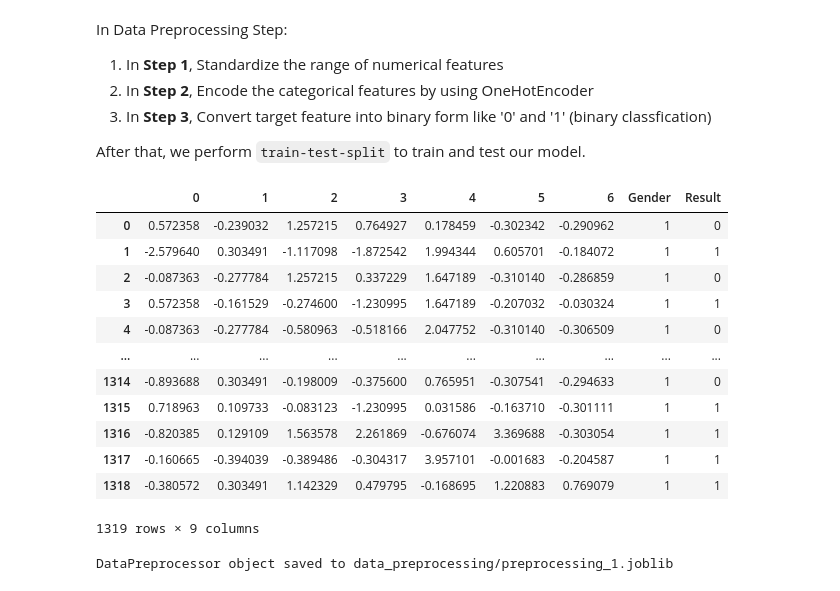
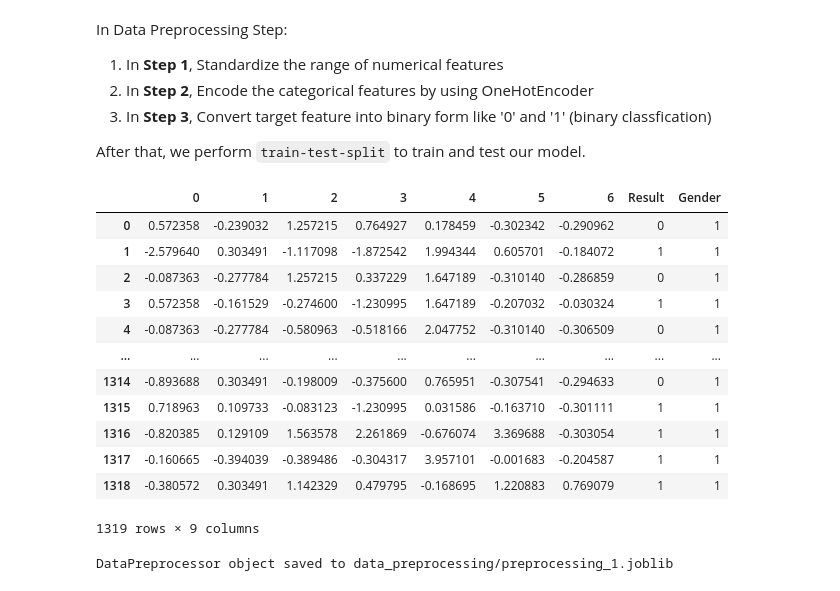
Before and after one commit to FuZhangCheng/fyp-project, a Jupyter notebook: FYP_notebook.ipynb, the cells around one changed output. Saved outputs shown, nothing was run; the diff lists cells and outputs as text; code cells hidden in the pictures.

```diff
--- a/FYP_notebook.ipynb
+++ b/FYP_notebook.ipynb
@@ -130,16 +130,17 @@ preprocessor = DataPreprocessor(data=data,
 # %%
 preprocessed_data = pd.DataFrame(preprocessor.fit_transform())
 preprocessed_data["Result"] = (preprocessed_data["Result"] == "positive").astype(int)
+preprocessed_data.columns = preprocessed_data.columns.astype(str)
 preprocessed_data
 # %% [output]
-|  | 0 | 1 | 2 | 3 | 4 | 5 | 6 | Gender | Result |
-| 0 | 0.572358 | -0.239032 | 1.257215 | 0.764927 | 0.178459 | -0.302342 | -0.290962 | 1 | 0 |
+|  | 0 | 1 | 2 | 3 | 4 | 5 | 6 | Result | Gender |
+| 0 | 0.572358 | -0.239032 | 1.257215 | 0.764927 | 0.178459 | -0.302342 | -0.290962 | 0 | 1 |
 | 1 | -2.579640 | 0.303491 | -1.117098 | -1.872542 | 1.994344 | 0.605701 | -0.184072 | 1 | 1 |
-| 2 | -0.087363 | -0.277784 | 1.257215 | 0.337229 | 1.647189 | -0.310140 | -0.286859 | 1 | 0 |
+| 2 | -0.087363 | -0.277784 | 1.257215 | 0.337229 | 1.647189 | -0.310140 | -0.286859 | 0 | 1 |
 | 3 | 0.572358 | -0.161529 | -0.274600 | -1.230995 | 1.647189 | -0.207032 | -0.030324 | 1 | 1 |
-| 4 | -0.087363 | -0.277784 | -0.580963 | -0.518166 | 2.047752 | -0.310140 | -0.306509 | 1 | 0 |
+| 4 | -0.087363 | -0.277784 | -0.580963 | -0.518166 | 2.047752 | -0.310140 | -0.306509 | 0 | 1 |
 | ... | ... | ... | ... | ... | ... | ... | ... | ... | ... |
-| 1314 | -0.893688 | 0.303491 | -0.198009 | -0.375600 | 0.765951 | -0.307541 | -0.294633 | 1 | 0 |
+| 1314 | -0.893688 | 0.303491 | -0.198009 | -0.375600 | 0.765951 | -0.307541 | -0.294633 | 0 | 1 |
 | 1315 | 0.718963 | 0.109733 | -0.083123 | -1.230995 | 0.031586 | -0.163710 | -0.301111 | 1 | 1 |
 | 1316 | -0.820385 | 0.129109 | 1.563578 | 2.261869 | -0.676074 | 3.369688 | -0.303054 | 1 | 1 |
 | 1317 | -0.160665 | -0.394039 | -0.389486 | -0.304317 | 3.957101 | -0.001683 | -0.204587 | 1 | 1 |
```
Also changed, not shown: parts of 6 cells of this notebook.
